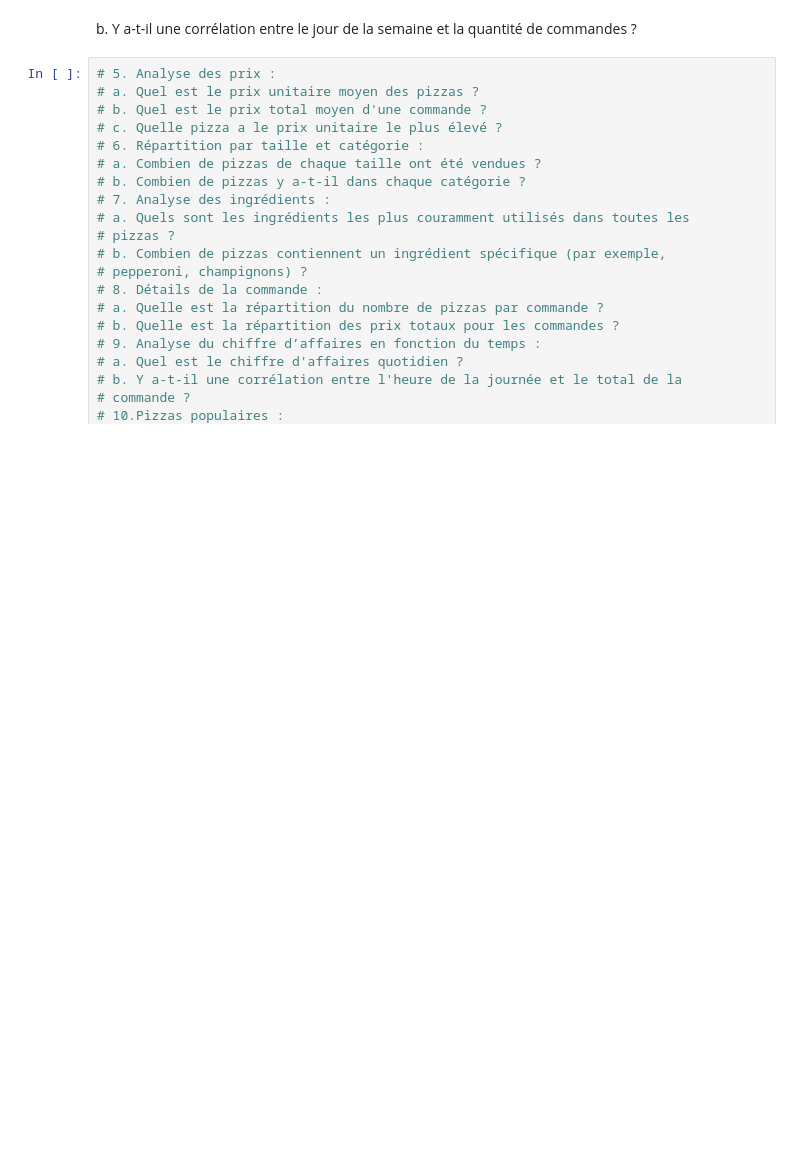
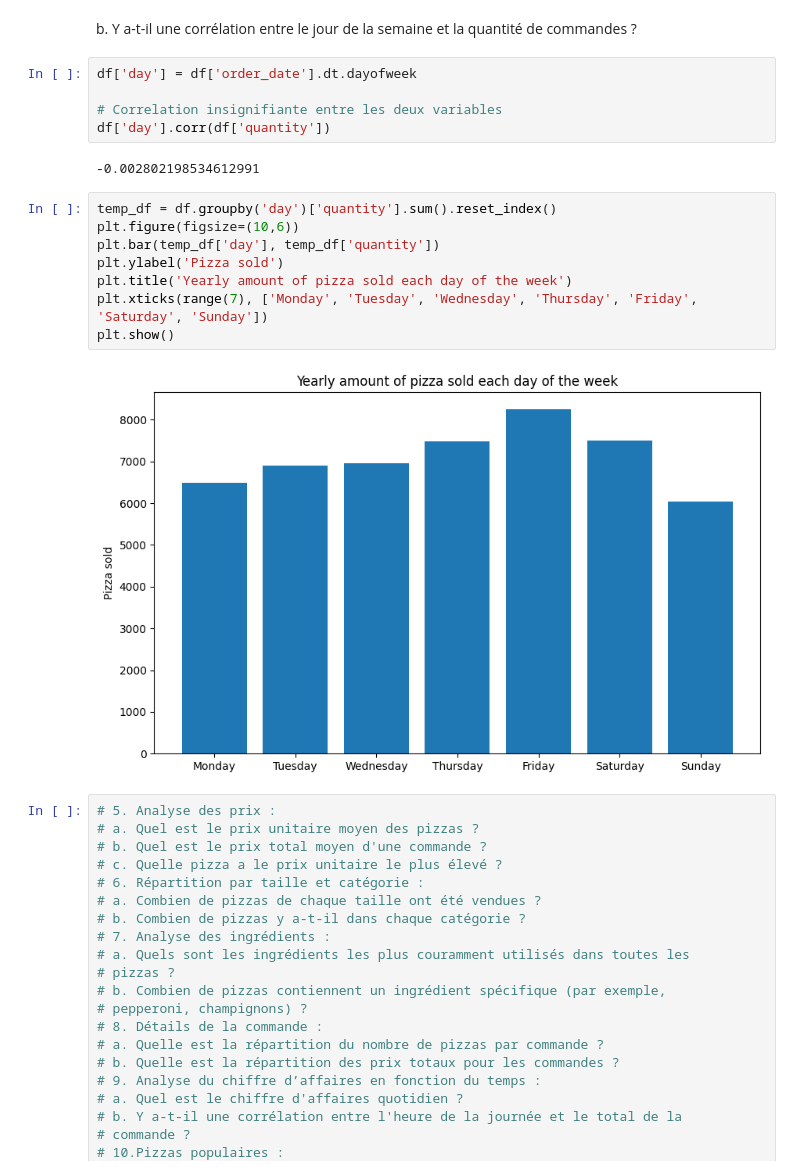
Before and after one commit to julienRactM/pizzaiojo, a Jupyter notebook: notebook.ipynb, the cells around one changed output. Cells and saved outputs as stored; diff of their text form; blank space fills up the shorter version.

```diff
--- a/notebook.ipynb
+++ b/notebook.ipynb
@@ -391,6 +602,23 @@ a. Y a-t-il des tendances saisonnières dans les commandes de pizza ?
 # %% [markdown]
 b. Y a-t-il une corrélation entre le jour de la semaine et la quantité de
 commandes ?
+# %%
+df['day'] = df['order_date'].dt.dayofweek
+
+# Correlation insignifiante entre les deux variables
+df['day'].corr(df['quantity'])
+# %% [output]
+-0.002802198534612991
+# %%
+temp_df = df.groupby('day')['quantity'].sum().reset_index()
+plt.figure(figsize=(10,6))
+plt.bar(temp_df['day'], temp_df['quantity'])
+plt.ylabel('Pizza sold')
+plt.title('Yearly amount of pizza sold each day of the week')
+plt.xticks(range(7), ['Monday', 'Tuesday', 'Wednesday', 'Thursday', 'Friday', 'Saturday', 'Sunday'])
+plt.show()
+# %% [output]
+[figure, added]
 # %%
 # 5. Analyse des prix :
 # a. Quel est le prix unitaire moyen des pizzas ?
```
Also changed, not shown: parts of 43 cells of this notebook.
